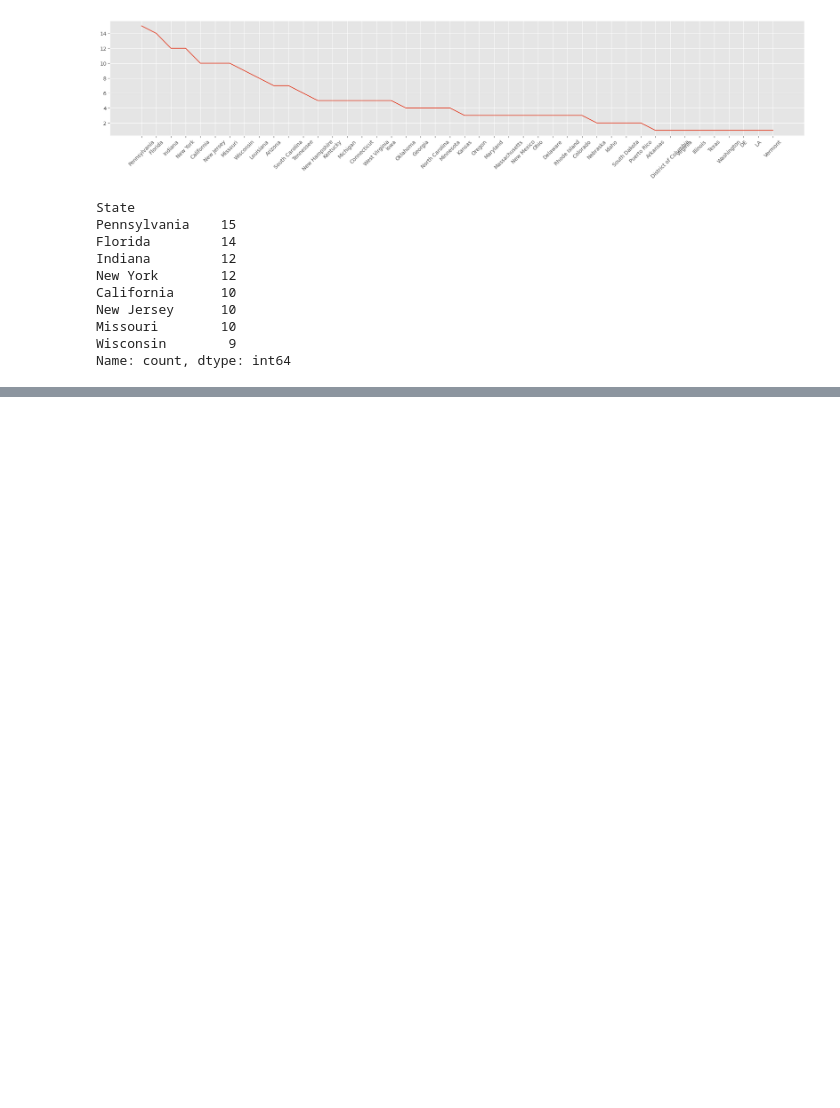
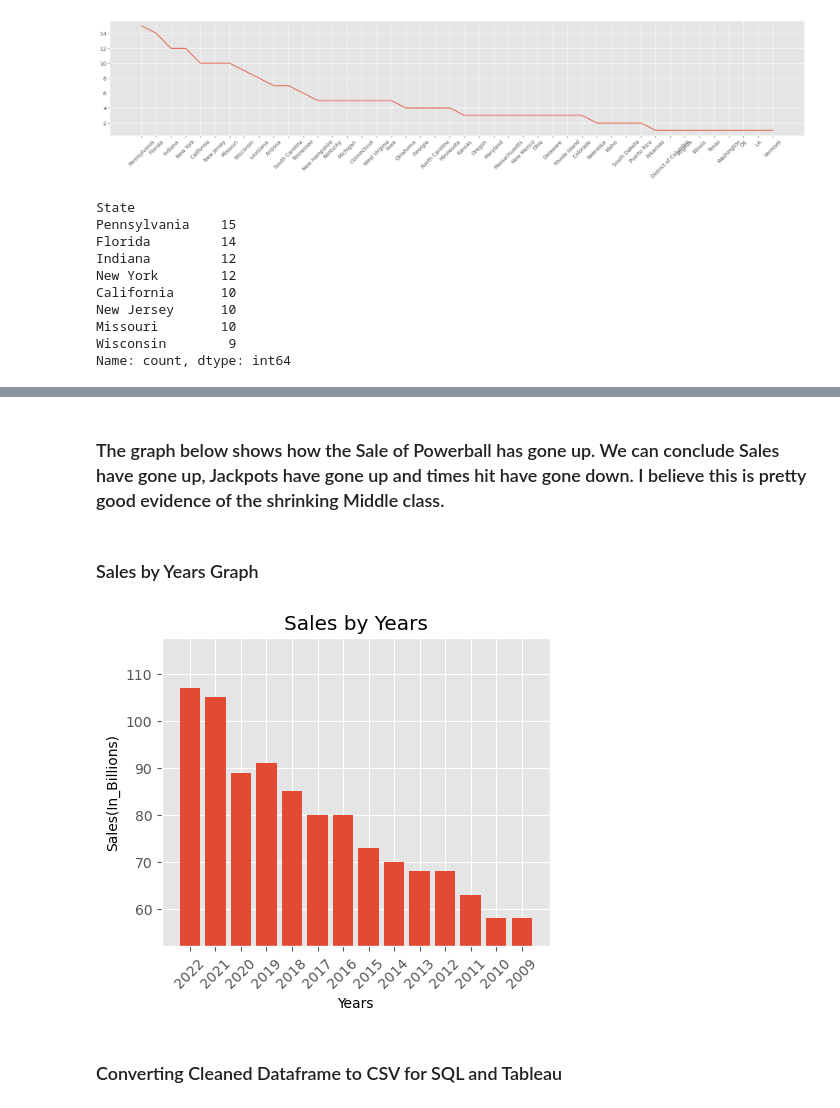
Before and after one commit to MouZer77/Powerball-Project, a Jupyter notebook: Data_Explore_State_Powerball.ipynb, the cells around one changed output, grey strips where cells are left out. Cells and saved outputs as stored; diff of their text form; code cells hidden in the pictures; blank space fills up the shorter version.

```diff
--- a/Data_Explore_State_Powerball.ipynb
+++ b/Data_Explore_State_Powerball.ipynb
@@ -246,0 +347,3 @@ money.mean()
+# %%
+# Converting Scraper results to dataFrame
+df2 = pd.DataFrame(result)
@@ -246,0 +359,4 @@ money.mean()
+# %%
+# Cleaning up the columns names
+df2.columns = ['Years', 'Sales(In_Billions)']
+df2.head(8)
@@ -246,0 +373,11 @@ money.mean()
+# %%
+# Dropping Scraper first row
+df2 = df2.drop(index=0)
+# %%
+# Converting to Int to use for graph
+def convert_to_numeric(x):
+    return int(re.findall(r'\d+', x)[0])
+
+money = df2['Sales(In_Billions)'].map(convert_to_numeric)
+df2['Sales(In_Billions)'] = money
+df2['Sales(In_Billions)'].astype(int)
@@ -247,2 +418,25 @@ money.mean()
+# %% [markdown]
+### The graph below shows how the Sale of Powerball has gone up.  We can conclude Sales have gone up, Jackpots have gone up and times hit have gone down.  I believe this is pretty good evidence of the shrinking Middle class.
+# %% [markdown]
+### Sales by Years Graph
+# %%
+x = df2['Years']
+y = df2['Sales(In_Billions)']
+
+plt.bar(x, y)
+
+
+plt.title("Sales by Years")
+plt.xlabel("Years")
+plt.ylabel("Sales(In_Billions)")
+
+plt.xticks(rotation=45)
+plt.ylim(min(y) * 0.9, max(y) * 1.1)
+
+plt.show()
+# %% [output]
+[figure, added]
+# %% [markdown]
+### Converting Cleaned Dataframe to CSV for SQL and Tableau
 # %%
 #df.to_csv('Data_Explore_State_Powerball.csv')
```
Also changed, not shown: parts of 28 cells of this notebook.
